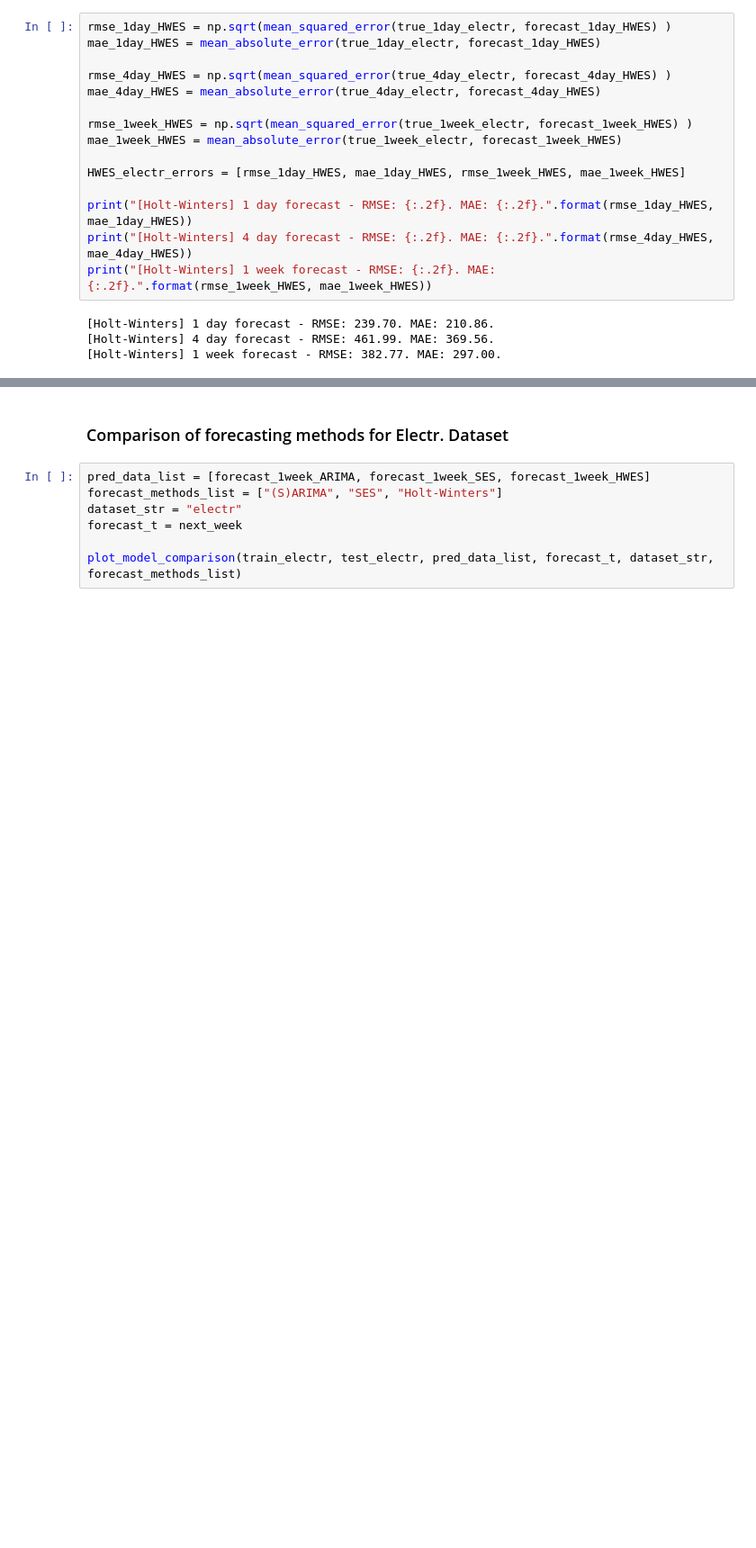
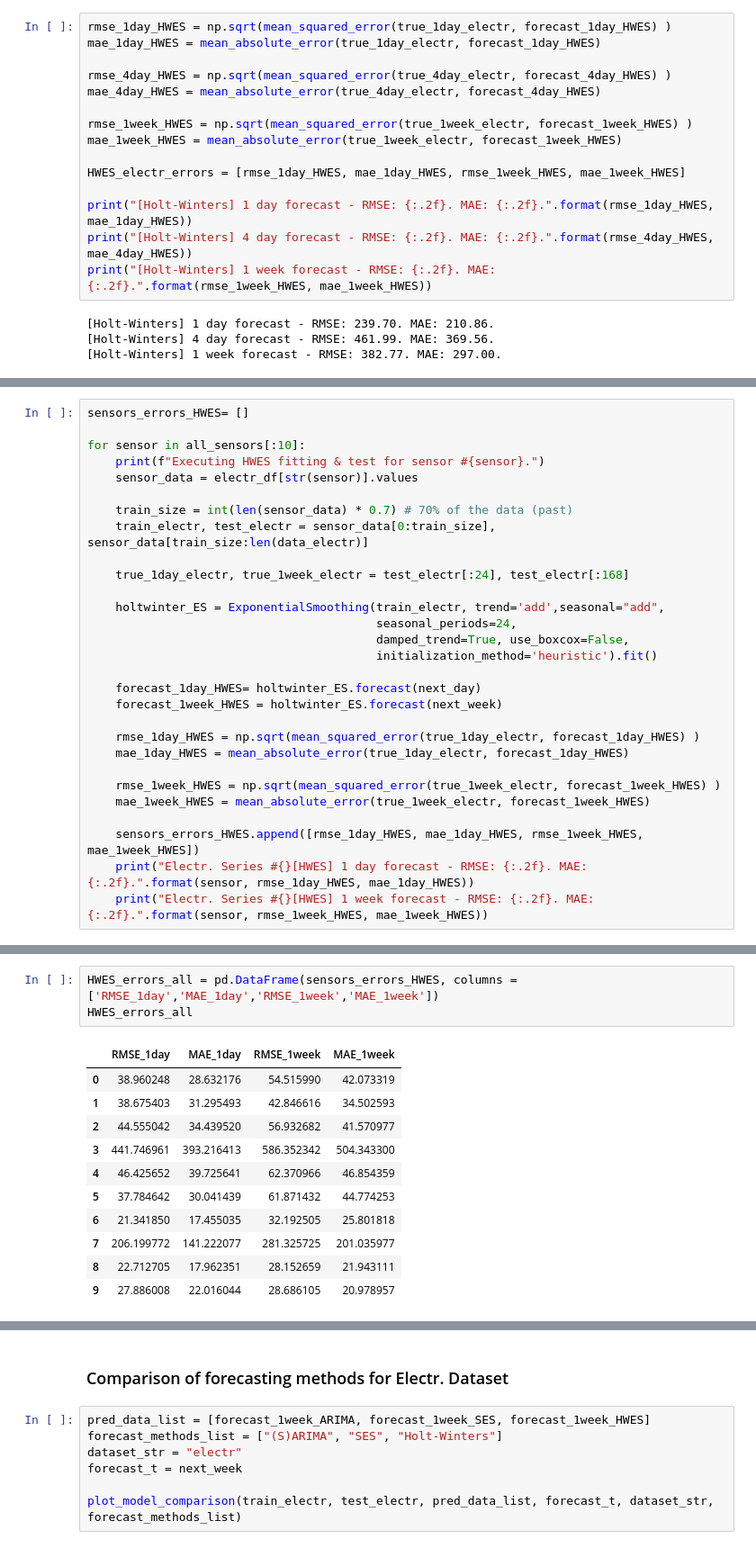
Before and after one commit to andresC98/TSF_Transformers_TFM, a Jupyter notebook: code_notebooks/[TFM] Classical Forecasting Models - Traffic & Electricity Benchmarks.ipynb, the cells around one changed output, grey strips where cells are left out. Shown at 90% size. Saved outputs shown, nothing was run; the diff lists cells and outputs as text; blank space fills up the shorter version.

```diff
--- a/code_notebooks/[TFM] Classical Forecasting Models - Traffic & Electricity Benchmarks.ipynb
+++ b/code_notebooks/[TFM] Classical Forecasting Models - Traffic & Electricity Benchmarks.ipynb
@@ -346,0 +496,29 @@ print("[Holt-Winters] 1 week forecast - RMSE: {:.2f}. MAE: {:.2f}.".format(rmse_
+# %%
+sensors_errors_HWES= []
+
+for sensor in all_sensors[:10]:
+    print(f"Executing HWES fitting & test for sensor #{sensor}.")
+    sensor_data = electr_df[str(sensor)].values
+
+    train_size = int(len(sensor_data) * 0.7) # 70% of the data (past)
+    train_electr, test_electr = sensor_data[0:train_size], sensor_data[train_size:len(data_electr)]
+
+    true_1day_electr, true_1week_electr = test_electr[:24], test_electr[:168]
+
+    holtwinter_ES = ExponentialSmoothing(train_electr, trend='add',seasonal="add",
+                                         seasonal_periods=24,
+                                         damped_trend=True, use_boxcox=False,
+                                         initialization_method='heuristic').fit()
+
+    forecast_1day_HWES= holtwinter_ES.forecast(next_day)
+    forecast_1week_HWES = holtwinter_ES.forecast(next_week)
+
+    rmse_1day_HWES = np.sqrt(mean_squared_error(true_1day_electr, forecast_1day_HWES) )
+    mae_1day_HWES = mean_absolute_error(true_1day_electr, forecast_1day_HWES)
+
+    rmse_1week_HWES = np.sqrt(mean_squared_error(true_1week_electr, forecast_1week_HWES) )
+    mae_1week_HWES = mean_absolute_error(true_1week_electr, forecast_1week_HWES)
+
+    sensors_errors_HWES.append([rmse_1day_HWES, mae_1day_HWES, rmse_1week_HWES, mae_1week_HWES])
+    print("Electr. Series #{}[HWES] 1 day forecast - RMSE: {:.2f}. MAE: {:.2f}.".format(sensor, rmse_1day_HWES, mae_1day_HWES))
+    print("Electr. Series #{}[HWES] 1 week forecast - RMSE: {:.2f}. MAE: {:.2f}.".format(sensor, rmse_1week_HWES, mae_1week_HWES))
@@ -346,0 +543,15 @@ print("[Holt-Winters] 1 week forecast - RMSE: {:.2f}. MAE: {:.2f}.".format(rmse_
+# %%
+HWES_errors_all = pd.DataFrame(sensors_errors_HWES, columns = ['RMSE_1day','MAE_1day','RMSE_1week','MAE_1week'])
+HWES_errors_all
+# %% [output]
+|  | RMSE_1day | MAE_1day | RMSE_1week | MAE_1week |
+| 0 | 38.960248 | 28.632176 | 54.515990 | 42.073319 |
+| 1 | 38.675403 | 31.295493 | 42.846616 | 34.502593 |
+| 2 | 44.555042 | 34.439520 | 56.932682 | 41.570977 |
+| 3 | 441.746961 | 393.216413 | 586.352342 | 504.343300 |
+| 4 | 46.425652 | 39.725641 | 62.370966 | 46.854359 |
+| 5 | 37.784642 | 30.041439 | 61.871432 | 44.774253 |
+| 6 | 21.341850 | 17.455035 | 32.192505 | 25.801818 |
+| 7 | 206.199772 | 141.222077 | 281.325725 | 201.035977 |
+| 8 | 22.712705 | 17.962351 | 28.152659 | 21.943111 |
+| 9 | 27.886008 | 22.016044 | 28.686105 | 20.978957 |
```
Also changed, not shown: parts of 35 cells of this notebook.
